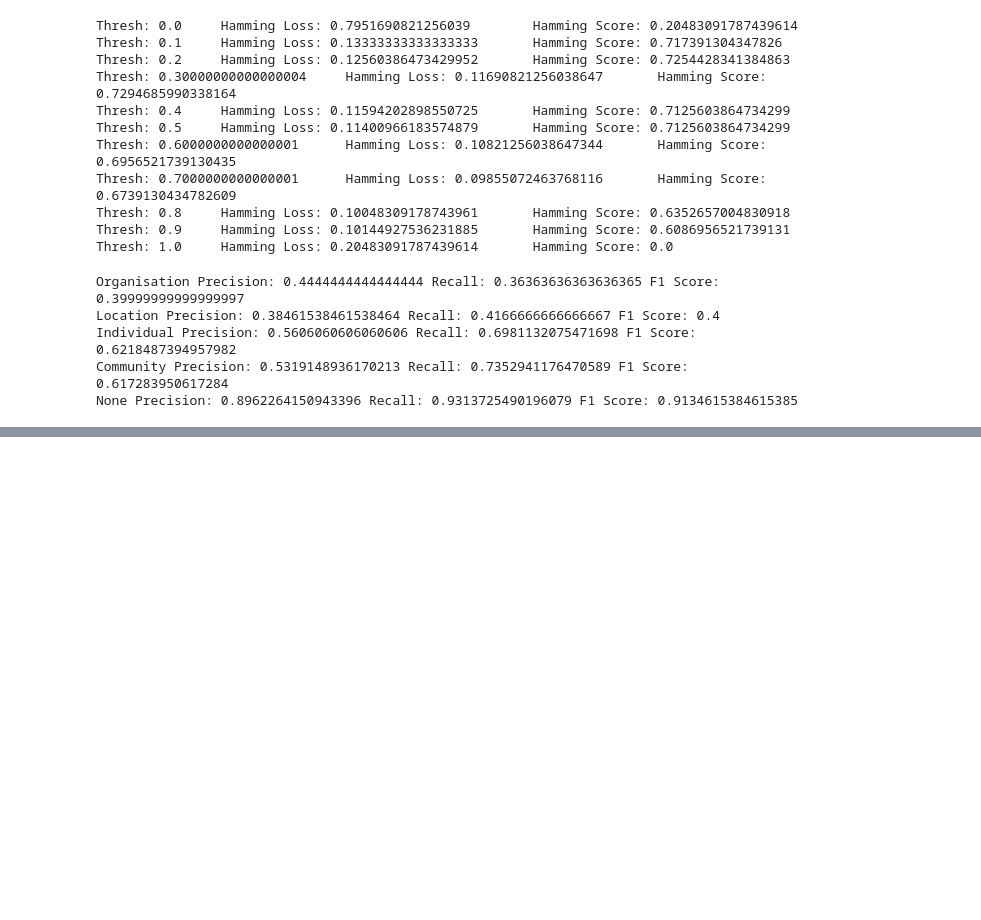
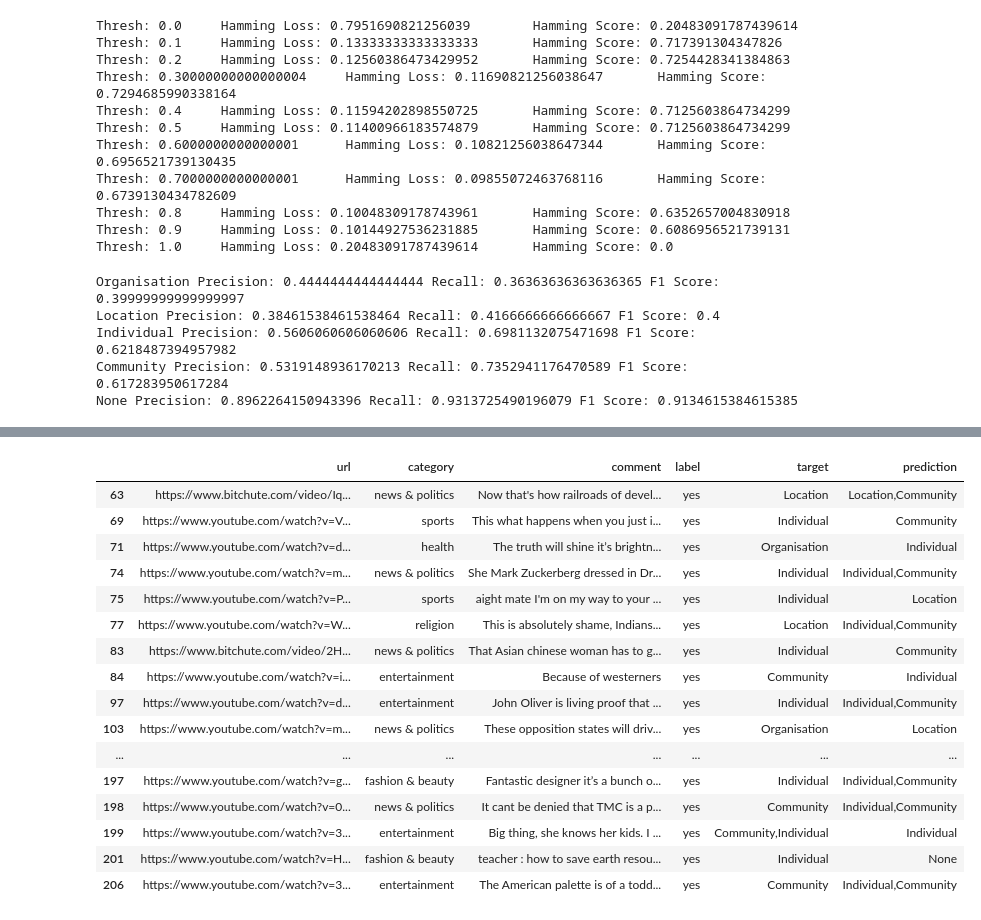
Before and after one commit to Chief-Blackhood/IS-Hate-Speech, a Jupyter notebook: hate_towards_whom_metric.ipynb, the cells around one changed output, grey strips where cells are left out. Drawn from its saved outputs; the diff is of its cells as text; code cells hidden in the pictures; blank space fills up the shorter version.

Commit message:
[Upd] Data

```diff
--- a/hate_towards_whom_metric.ipynb
+++ b/hate_towards_whom_metric.ipynb
@@ -54,3 +54,8 @@ Location Precision: 0.38461538461538464 Recall: 0.4166666666666667 F1 Score: 0.4
 Individual Precision: 0.5606060606060606 Recall: 0.6981132075471698 F1 Score: 0.6218487394957982
 Community Precision: 0.5319148936170213 Recall: 0.7352941176470589 F1 Score: 0.617283950617284
 None Precision: 0.8962264150943396 Recall: 0.9313725490196079 F1 Score: 0.9134615384615385
+# %%
+idx = []
+for i in range(len(preds)):
+    if (preds[i] != labels[i]).any():
+        idx.append(i)
@@ -56,0 +64,3 @@ None Precision: 0.8962264150943396 Recall: 0.9313725490196079 F1 Score: 0.913461
+# %%
+df = pd.read_csv('data/hate_towards_whom_aug/test.csv')
+df = df.iloc[idx]
@@ -56,0 +87,22 @@ None Precision: 0.8962264150943396 Recall: 0.9313725490196079 F1 Score: 0.913461
+# %%
+df['prediction'] = [",".join([mapping[i] for i, _pred in enumerate(pred) if _pred == 1]) for pred in preds[idx].tolist()]
+# %%
+df.tail(50)
+# %% [output]
+|  | url | category | comment | label | target | prediction |
+| 63 | https://www.bitchute.com/video/Iq... | news & politics | Now that's how railroads of devel... | yes | Location | Location,Community |
+| 69 | https://www.youtube.com/watch?v=V... | sports | This what happens when you just i... | yes | Individual | Community |
+| 71 | https://www.youtube.com/watch?v=d... | health | The truth will shine it’s brightn... | yes | Organisation | Individual |
+| 74 | https://www.youtube.com/watch?v=m... | news & politics | She Mark Zuckerberg dressed in Dr... | yes | Individual | Individual,Community |
+| 75 | https://www.youtube.com/watch?v=P... | sports | aight mate I'm on my way to your ... | yes | Individual | Location |
+| 77 | https://www.youtube.com/watch?v=W... | religion | This is absolutely shame, Indians... | yes | Location | Individual,Community |
+| 83 | https://www.bitchute.com/video/2H... | news & politics | That Asian chinese woman has to g... | yes | Individual | Community |
+| 84 | https://www.youtube.com/watch?v=i... | entertainment | Because of westerners | yes | Community | Individual |
+| 97 | https://www.youtube.com/watch?v=d... | entertainment | John Oliver is living proof that ... | yes | Individual | Individual,Community |
+| 103 | https://www.youtube.com/watch?v=m... | news & politics | These opposition states will driv... | yes | Organisation | Location |
+| ... | ... | ... | ... | ... | ... | ... |
+| 197 | https://www.youtube.com/watch?v=g... | fashion & beauty | Fantastic designer it’s a bunch o... | yes | Individual | Individual,Community |
+| 198 | https://www.youtube.com/watch?v=0... | news & politics | It cant be denied that TMC is a p... | yes | Community | Individual,Community |
+| 199 | https://www.youtube.com/watch?v=3... | entertainment | Big thing, she knows her kids. I ... | yes | Community,Individual | Individual |
+| 201 | https://www.youtube.com/watch?v=H... | fashion & beauty | teacher : how to save earth resou... | yes | Individual | None |
+| 206 | https://www.youtube.com/watch?v=3... | entertainment | The American palette is of a todd... | yes | Community | Individual,Community |
```
Also changed, not shown: parts of 2 cells of this notebook, 3 other files.
